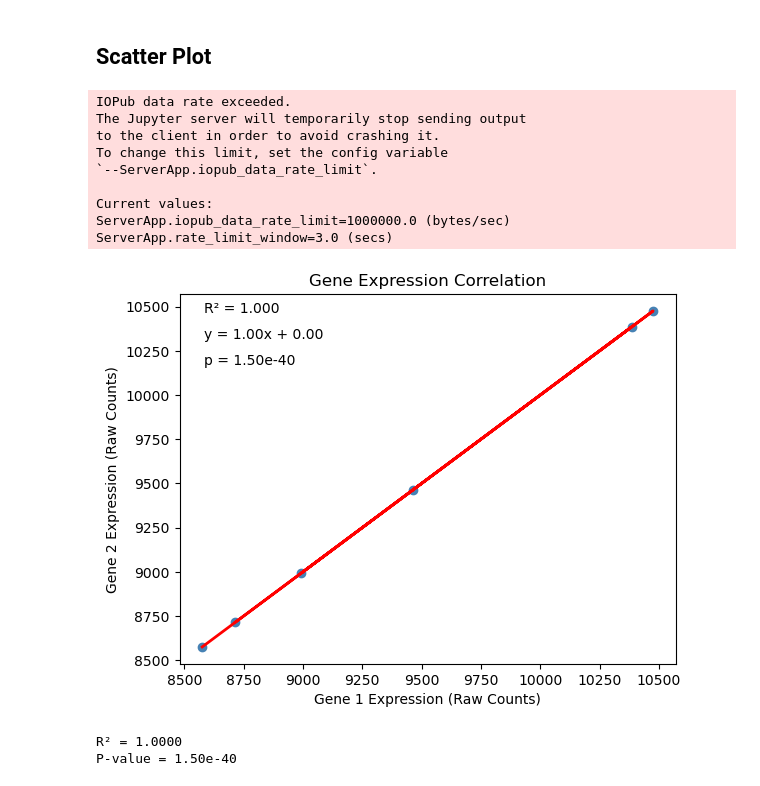
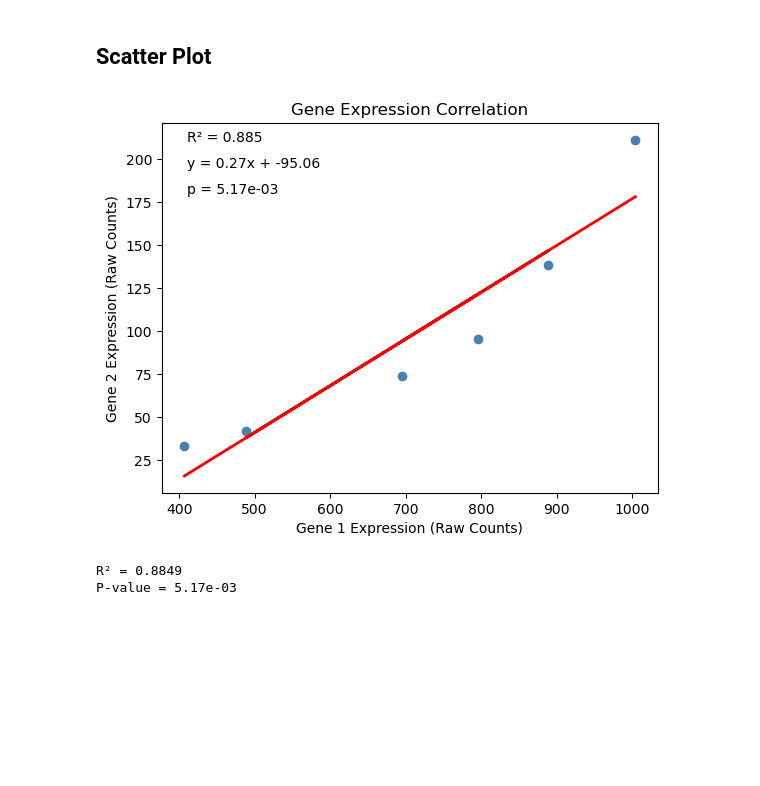
Before and after one commit to rikellermeyer/TranscriptHomies, a Jupyter notebook: Master_and_Commander.ipynb, the cells around one changed output. Drawn from its saved outputs; the diff is of its cells as text; code cells hidden in the pictures; blank space fills up the shorter version.

```diff
--- a/Master_and_Commander.ipynb
+++ b/Master_and_Commander.ipynb
@@ -1100,56 +1074,46 @@ import numpy as np
 import matplotlib.pyplot as plt
 import scipy.stats
 import sys
-from dictionary_for_visualistion_final import make_dictionary_from_raw_data_for_visualisation
+from dictionary_of_lists_for_scatterplot_GENE_NAMES_final import make_dictionary_from_raw_data_for_visualisation
 
 #Raw data will be prepared in a dictionary format.
 raw_orig = make_dictionary_from_raw_data_for_visualisation('GSE280284_Processed_data_files.txt')
 ctrl_dict = raw_orig[0] #this is the parsed dictionary from the raw reads
 exp_dict = raw_orig[1]
-# print(ctrl_dict)
-# print(exp_dict)
 
-geo1 = exp_dict['ENSG00000143761'] #geneID of interest
-geo2 = exp_dict['ENSG00000143761'] #geneID of interest
+
+geo1 = exp_dict['KIF23'] #geneID of interest
+geo2 = exp_dict['CXCR5'] #geneID of interest
 # print(geo1)
 # print(geo2)
 data = {'X': geo1, 'Y': geo2}
 
 df = DataFrame(data, columns = ['X', 'Y'])
 m, b, r_value, p_value, std_err = scipy.stats.linregress(df['X'], df['Y'])
 
 fig, ax = plt.subplots() #this creates a blank figure and axis for plotting
                          #(fig= entire plot window) (ax = the actual plot area,labels,styling)
 #plot the data points
 ax.scatter(df['X'], df['Y'], color = 'steelblue', label = 'title of the scatterplot')
 
 #plot the regression line
 ax.plot(df['X'], m*df['X'] + b, color = 'red', linewidth = 2, label = 'regression')
 
 #add statistics
 ax.annotate(f'R² = {r_value**2:.3f}', xy=(0.05, 0.95), xycoords='axes fraction')
 ax.annotate(f'y = {m:.2f}x + {b:.2f}', xy=(0.05, 0.88), xycoords='axes fraction')
 ax.annotate(f'p = {p_value:.2e}', xy=(0.05, 0.81), xycoords='axes fraction')
 
 #labels and styling
 ax.set_xlabel('Gene 1 Expression (Raw Counts)')
 ax.set_ylabel('Gene 2 Expression (Raw Counts)')
 ax.set_title('Gene Expression Correlation')
 
 plt.show()
 
 print(f"R² = {r_value**2:.4f}")
 print(f"P-value = {p_value:.2e}")
 # %% [output]
+[figure, new version]
-IOPub data rate exceeded.
-The Jupyter server will temporarily stop sending output
-to the client in order to avoid crashing it.
-To change this limit, set the config variable
-`--ServerApp.iopub_data_rate_limit`.
-
-Current values:
-ServerApp.iopub_data_rate_limit=1000000.0 (bytes/sec)
-ServerApp.rate_limit_window=3.0 (secs)
+R² = 0.8849
+P-value = 5.17e-03
-[figure, old version]
-R² = 1.0000
-P-value = 1.50e-40
```
Also changed, not shown: parts of 1 cell of this notebook.
